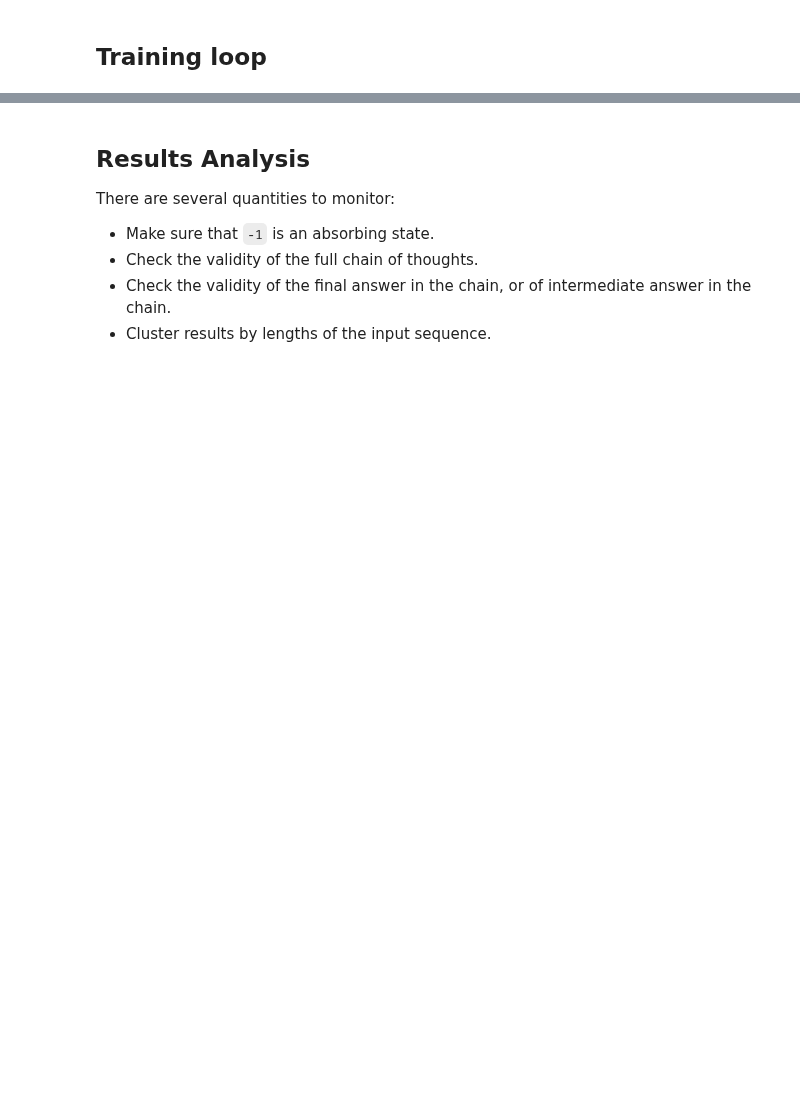
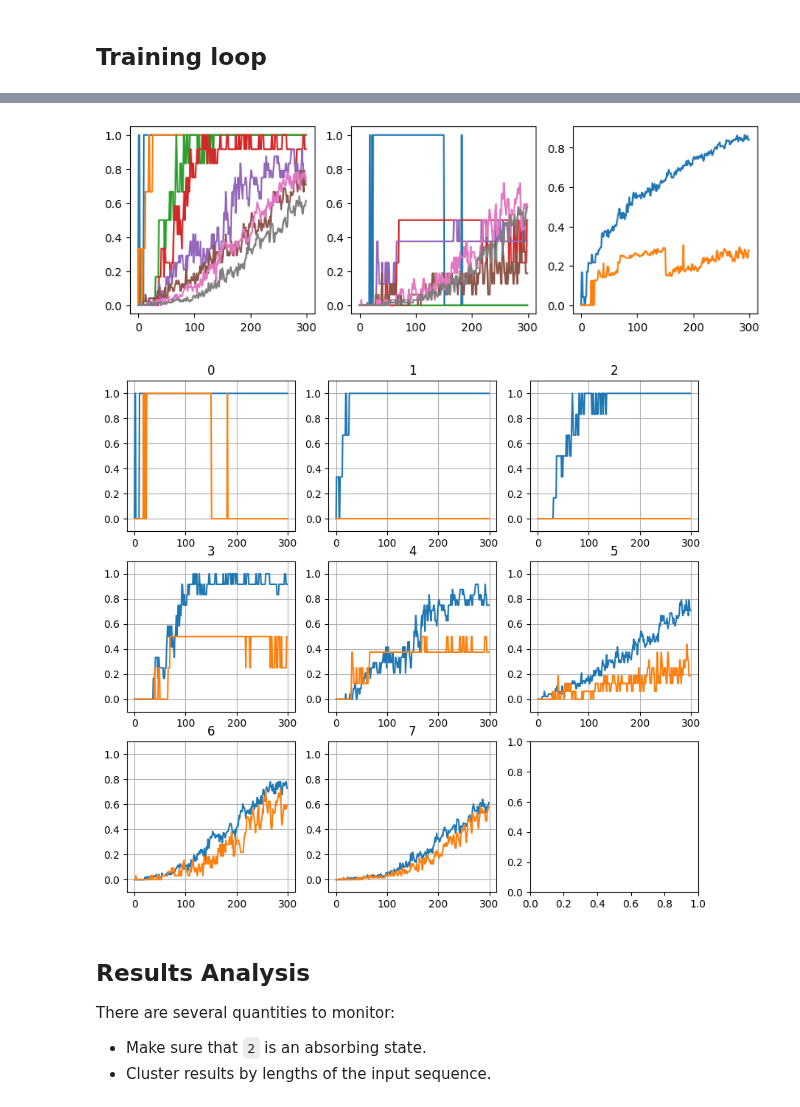
Before and after one commit to fairinternal/composable-llm, a Jupyter notebook: notebooks/scratchpad.ipynb, the cells around one changed output, grey strips where cells are left out. Cells and saved outputs as stored; diff of their text form; code cells hidden in the pictures; blank space fills up the shorter version.

Commit message:
better eval

```diff
--- a/notebooks/scratchpad.ipynb
+++ b/notebooks/scratchpad.ipynb
@@ -16,4 +17,4 @@ logging.basicConfig(level=logging.INFO)
 # %% [markdown]
 ## DataLoader
 # %%
-Problem = BinaryCopy
+Problem = Parity
@@ -52,4 +44,5 @@ INFO:cot.data.data_processing:Loading training data for parity problem.
 INFO:cot.data.data_processing:Setting sampler.
 INFO:cot.data.data_processing:Loading test data for parity problem.
 # %%
-loader = DataLoader(trainset, batch_size=256, sampler=trainset.sampler)
+loader = DataLoader(trainset, batch_size=len(trainset), sampler=trainset.sampler)
+print(f"number of data: {len(trainset)}")
@@ -97,14 +92,15 @@ model.to(device)
 optimizer = optim.Adam(model.parameters(), lr=1e-3)
 scheduler = optim.lr_scheduler.StepLR(optimizer, step_size=100, gamma=0.5)
 
-nb_epochs = 10000
+nb_epochs = 300
 
 losses = np.empty(nb_epochs)
-accuracies = np.empty(nb_epochs)
+acc_by_len = np.empty((nb_epochs, len(lengths)))
+test_acc_by_len = np.empty((nb_epochs, len(lengths)))
 test_losses = []
 
-model.train()
 for t in range(nb_epochs):
+    model.train()
     running_loss = 0
     accuracy = 0
     for sequence in loader:
@@ -129,13 +125,16 @@ for t in range(nb_epochs):
 
         with torch.no_grad():
             running_loss += loss.item()
-            tmp = (logits.argmax(dim=-1) - targets)
-            tmp[~cot_mask] = 0
-            accuracy += (tmp == 0).all(dim=1).float().sum()
 
-    accuracy /= len(trainset)
+    with torch.no_grad():
+        model.eval()
+        _, seq_err = trainset.eval_model(model)
+        _, test_seq_err = testset.eval_model(model)
+        accuracy = 1 - (seq_err * probas_by_len).sum().item()
+        test_accuracy = 1 - (test_seq_err * probas_by_len).sum().item()
 
-    accuracies[t] = accuracy
+    acc_by_len[t] = 1 - seq_err.numpy()
+    test_acc_by_len[t] = 1 - test_seq_err.numpy()
     losses[t] = loss
-    print(f'Epoch {t:5d}, Loss: {running_loss:.4f}, Accuracy: {accuracy:.4f}')
+    print(f'Epoch {t:5d}, Loss: {running_loss:.4f}, Accuracy: {accuracy:.4f}, {test_accuracy:.4f}')
 # %% [output]
@@ -159,8 +159,23 @@ Epoch  9090, Loss: 0.1151, Accuracy: 0.7
+# %%
+fig, axes = plt.subplots(1, 3, figsize=(10, 3))
+axes[0].plot(acc_by_len)
+axes[1].plot(test_acc_by_len)
+axes[2].plot(acc_by_len.mean(axis=1))
+axes[2].plot(test_acc_by_len.mean(axis=1))
+
+fig, axes = plt.subplots(nb_len // 3 + (1 if nb_len % 3 else 0), 3, figsize=(10, 9))
+for i in range(nb_len):
+    axes[i // 3, i % 3].plot(acc_by_len[:, i])
+    axes[i // 3, i % 3].plot(test_acc_by_len[:, i])
+    axes[i // 3, i % 3].set_ylim(-.1, 1.1)
+    axes[i // 3, i % 3].set_title(i)
+    axes[i // 3, i % 3].grid()
+# %% [output]
+[figure, added]
+[figure, added]
 # %% [markdown]
 ## Results Analysis
 
 There are several quantities to monitor:
-- Make sure that `-1` is an absorbing state.
-- Check the validity of the full chain of thoughts.
-- Check the validity of the final answer in the chain, or of intermediate answer in the chain.
+- Make sure that `2` is an absorbing state.
 - Cluster results by lengths of the input sequence.
```
Also changed, not shown: parts of 7 cells of this notebook, 2 other files.
